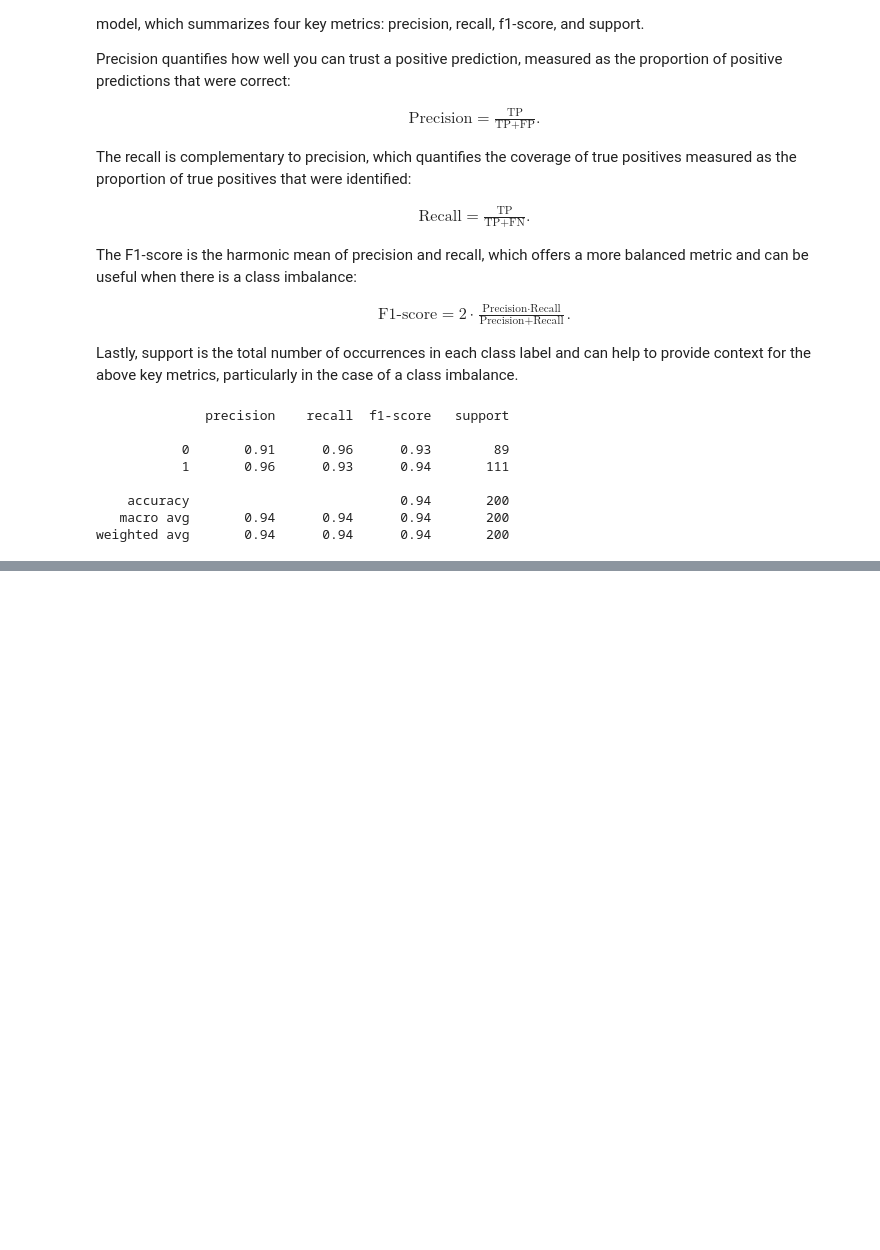
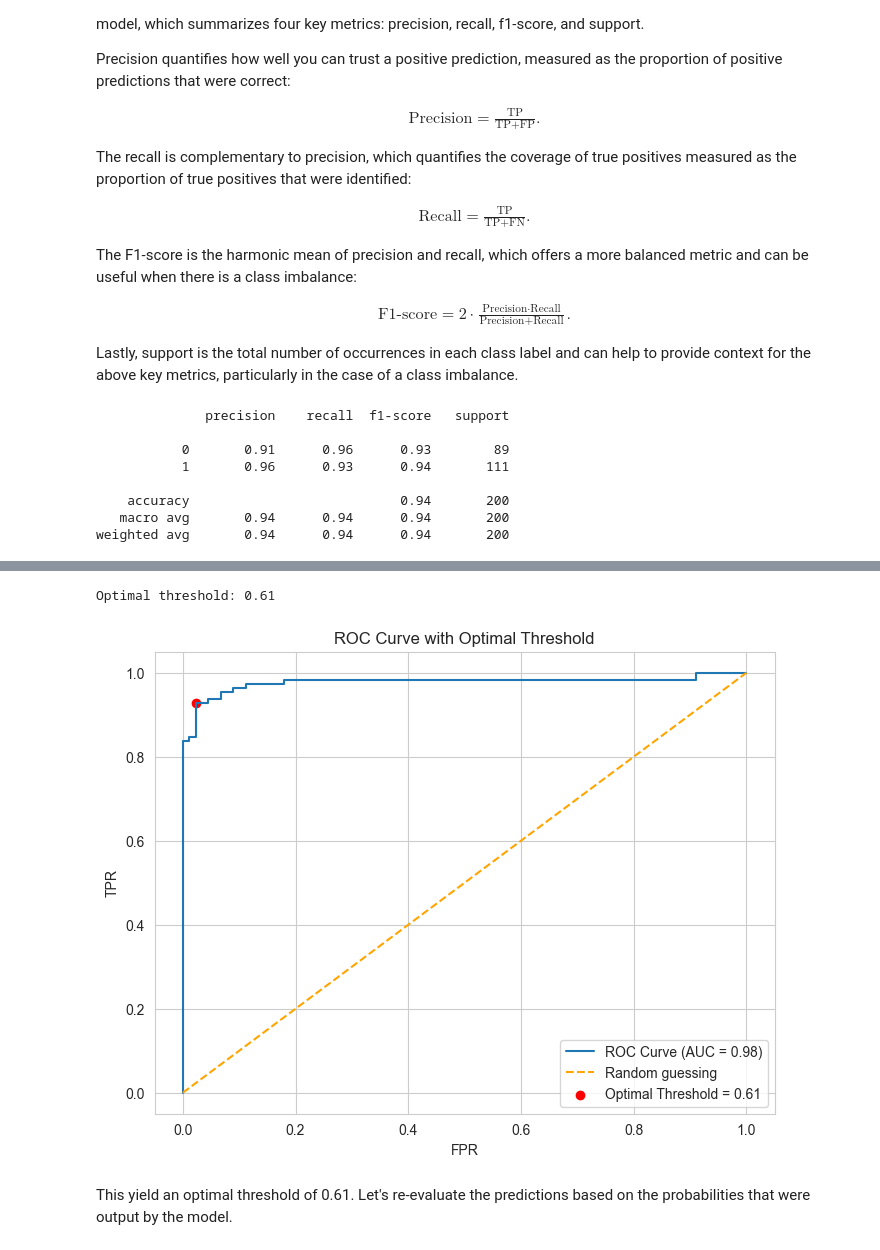
Before and after one commit to astrosica/data-science-portfolio, a Jupyter notebook: Machine Learning/Learning/Logistic Regression/Logistic Regression.ipynb, the cells around one changed output, grey strips where cells are left out. Cells and saved outputs as stored; diff of their text form; code cells hidden in the pictures; blank space fills up the shorter version.

```diff
--- a/Machine Learning/Learning/Logistic Regression/Logistic Regression.ipynb
+++ b/Machine Learning/Learning/Logistic Regression/Logistic Regression.ipynb
@@ -609,0 +654,23 @@ The ROC curve is very close to the top-left corner of the plot and has an AUC sc
+# %%
+# Step 3: Compute Youden's J statistic
+j_scores = tpr - fpr
+optimal_idx = np.argmax(j_scores)
+optimal_threshold = thresholds[optimal_idx]
+
+print(f"Optimal threshold: {optimal_threshold:.2f}")
+
+# plot ROC curve and optimal threshold
+plt.figure(figsize=(8,6))
+plt.plot(fpr, tpr, label=f"ROC Curve (AUC = {auc_score:.2f})") # ROC curve with AUC score
+plt.plot([0,1],[0,1],color="orange",linestyle="dashed",label="Random guessing") # 1:1 line for random guessing
+plt.scatter(fpr[optimal_idx],tpr[optimal_idx],color='red',label=f'Optimal Threshold = {optimal_threshold:.2f}') # optimal threshold
+plt.xlabel("FPR")
+plt.ylabel("TPR")
+plt.title("ROC Curve with Optimal Threshold")
+plt.legend()
+plt.show()
+# %% [output]
+Optimal threshold: 0.61
+[figure, added]
+# %% [markdown]
+This yield an optimal threshold of 0.61. Let's re-evaluate the predictions based on the probabilities that were output by the model.
```
Also changed, not shown: parts of 20 cells of this notebook.
